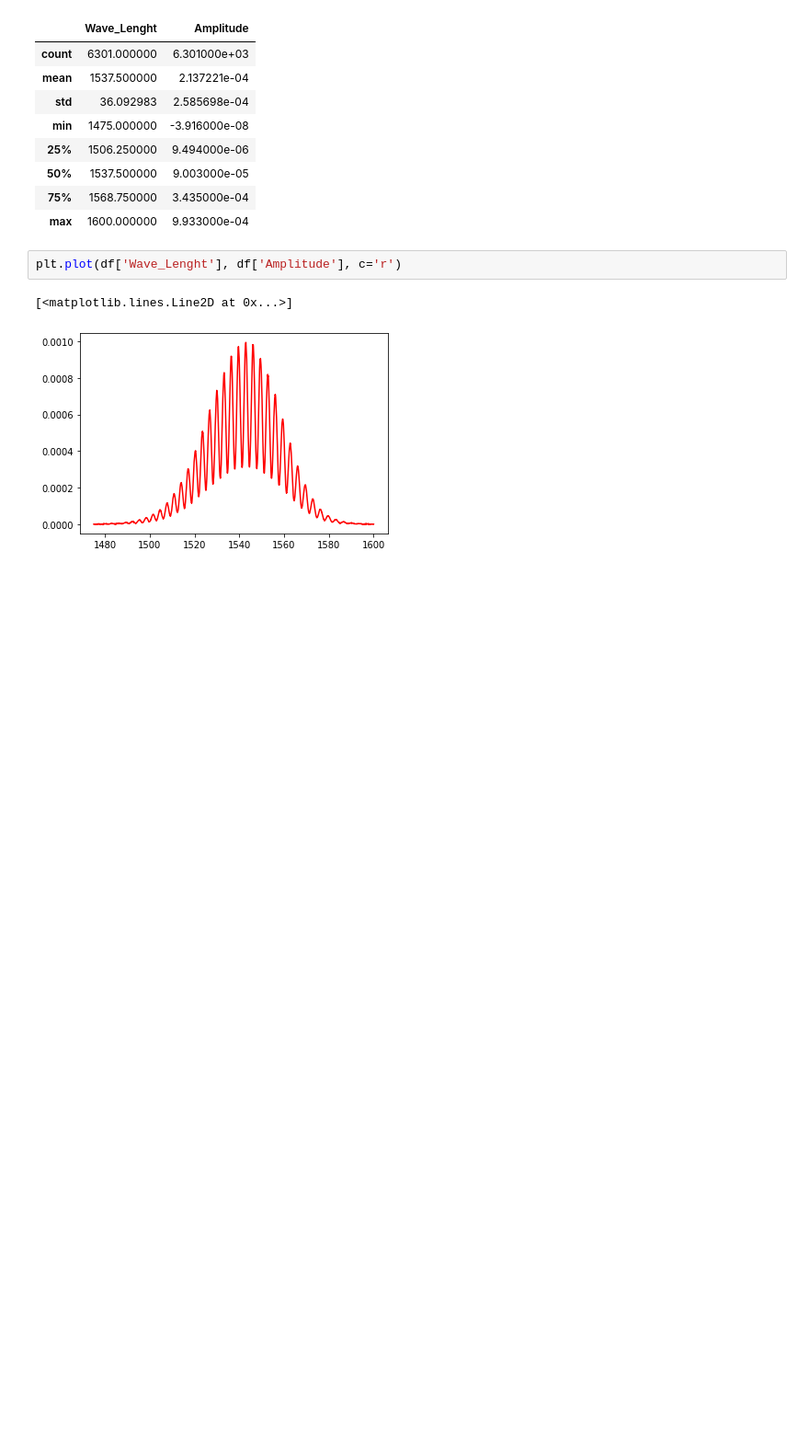
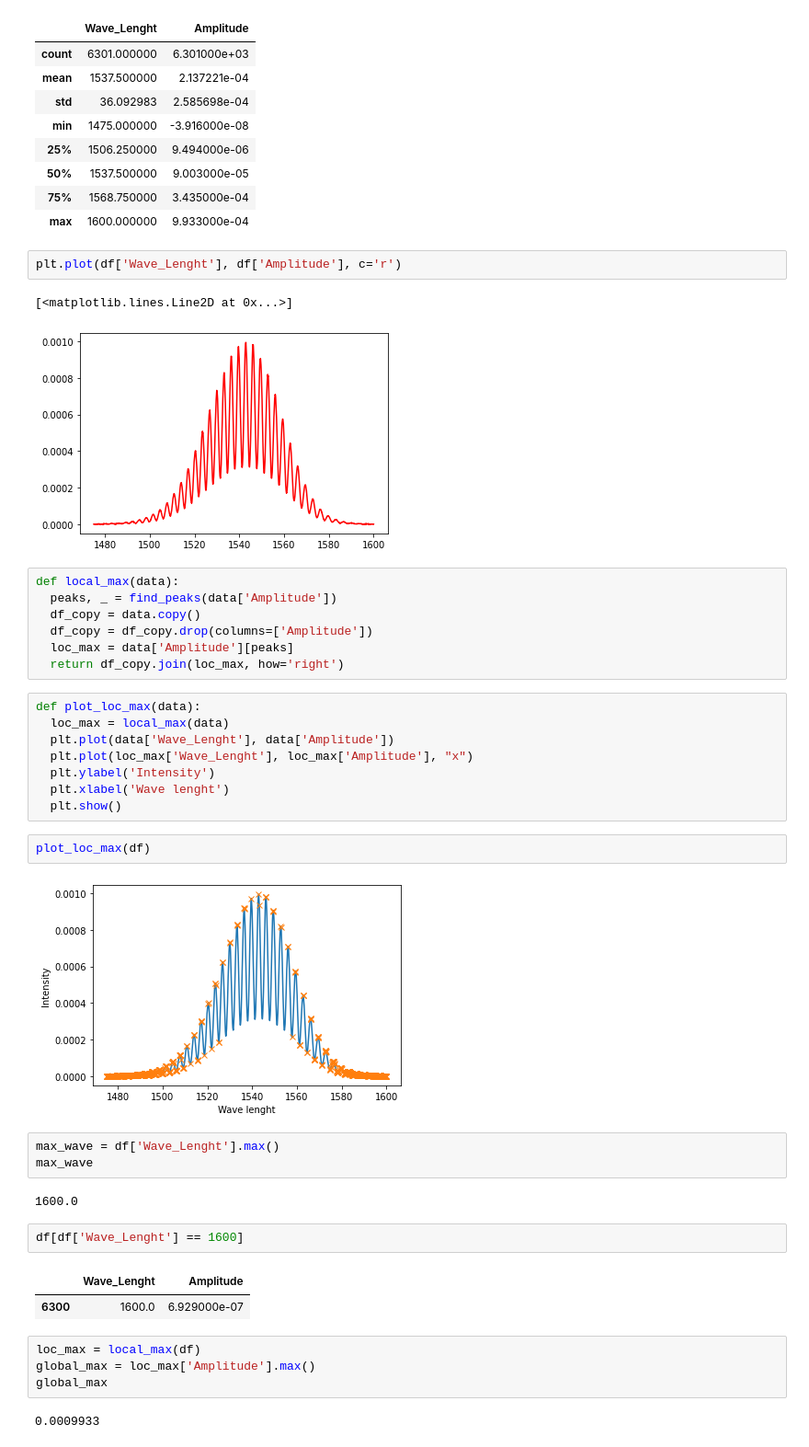
Before and after one commit to MikiKru/ATENA_bioinformatics, a Jupyter notebook: interferograms_atena.ipynb, the cells around one changed output. Shown at 92% size. Drawn from its saved outputs; the diff is of its cells as text; blank space fills up the shorter version.

Commit message:
Preprocessing and data enrichement

```diff
--- a/interferograms_atena.ipynb
+++ b/interferograms_atena.ipynb
@@ -66,3 +66,38 @@ plt.plot(df['Wave_Lenght'], df['Amplitude'], c='r')
 # %% [output]
 [<matplotlib.lines.Line2D at 0x...>]
 [figure]
+# %%
+def local_max(data):
+  peaks, _ = find_peaks(data['Amplitude'])
+  df_copy = data.copy()
+  df_copy = df_copy.drop(columns=['Amplitude'])
+  loc_max = data['Amplitude'][peaks]
+  return df_copy.join(loc_max, how='right')
+# %%
+def plot_loc_max(data):
+  loc_max = local_max(data)
+  plt.plot(data['Wave_Lenght'], data['Amplitude'])
+  plt.plot(loc_max['Wave_Lenght'], loc_max['Amplitude'], "x")
+  plt.ylabel('Intensity')
+  plt.xlabel('Wave lenght')
+  plt.show()
+# %%
+plot_loc_max(df)
+# %% [output]
+[figure, added]
+# %%
+max_wave = df['Wave_Lenght'].max()
+max_wave
+# %% [output]
+1600.0
+# %%
+df[df['Wave_Lenght'] == 1600]
+# %% [output]
+|  | Wave_Lenght | Amplitude |
+| 6300 | 1600.0 | 6.929000e-07 |
+# %%
+loc_max = local_max(df)
+global_max = loc_max['Amplitude'].max()
+global_max
+# %% [output]
+0.0009933
```
Also changed, not shown: parts of 19 cells of this notebook.
